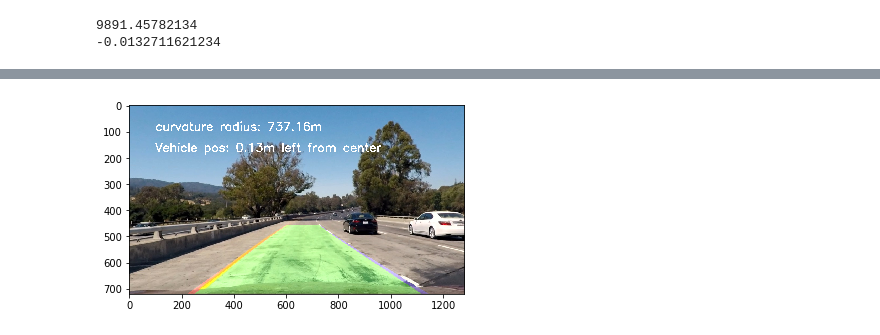
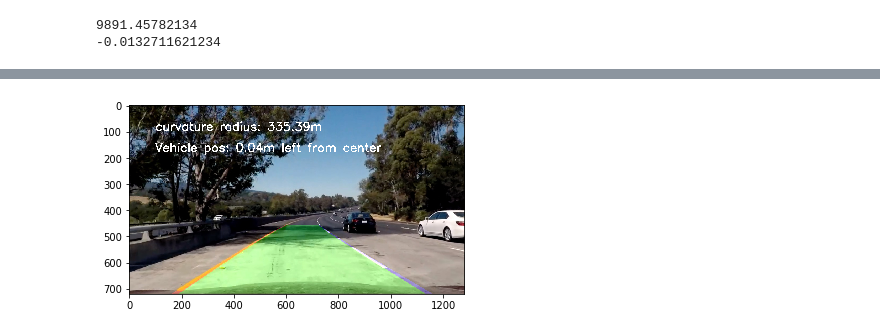
Before and after one commit to fstahl1/advanced_lane_finding, a Jupyter notebook: advanced_lane_finding.ipynb, the cells around one changed output, grey strips where cells are left out. Drawn from its saved outputs; the diff is of its cells as text; code cells hidden in the pictures.

```diff
--- a/advanced_lane_finding.ipynb
+++ b/advanced_lane_finding.ipynb
@@ -457,7 +450,7 @@ def sliding_window(img, side, show_win=False):
 
     # create histogramm from bottom half of the image
     hist = np.sum(img[img.shape[0]//2:, :], axis = 0)
-#     plt.plot(hist); plt.show()
+    if debug_mode: plt.plot(hist); plt.show()
     # find midpoint
     mid_pnt = np.int(hist.shape[0]//2)
     # find left and right windows start positions based on peaks in histogram
@@ -877,10 +862,14 @@ def pipeline(src_img):
 # %%
 # read image and get size
 # src_img = mpimg.imread('test_images/straight_lines1.jpg')
-src_img = mpimg.imread('test_images/test1.jpg')
+debug_mode=False
+histlen = 1
+l_line = Line(histlen)
+r_line = Line(histlen)
 
+src_img = mpimg.imread('test_images/test5.jpg')
 dst_img = pipeline(src_img)
 show_img(dst_img)
 # %% [output]
-[figure, old version]
+[figure, new version]
 # %%
```
Also changed, not shown: parts of 9 cells of this notebook, 14 other files.
